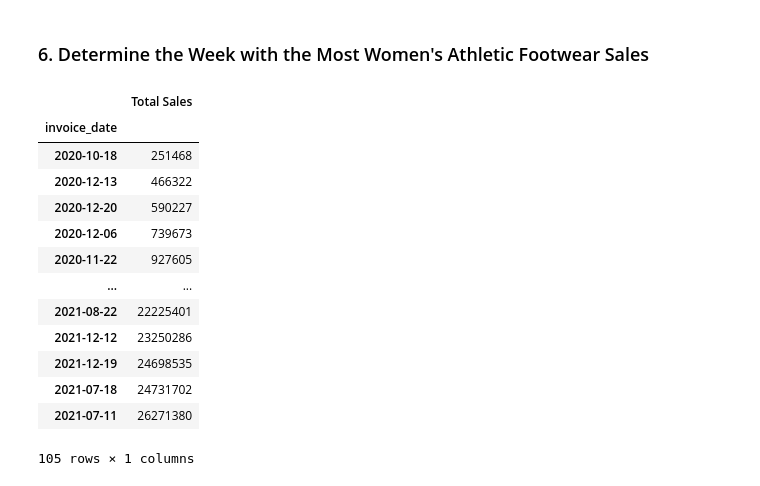
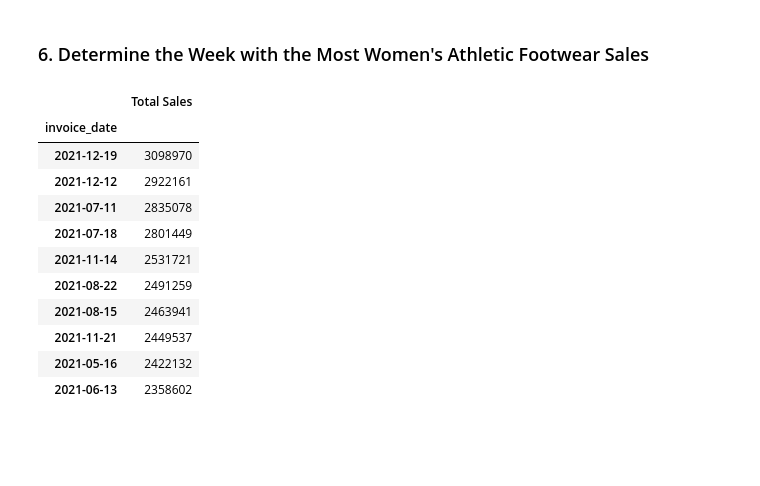
Before and after one commit to mikeszumski/athletic_sales_analysis, a Jupyter notebook: athletic_sales_analysis.ipynb, the cells around one changed output. Cells and saved outputs as stored; diff of their text form; code cells hidden in the pictures; blank space fills up the shorter version.

```diff
--- a/athletic_sales_analysis_starter_code.ipynb
+++ b/athletic_sales_analysis.ipynb
@@ -101,0 +87,10 @@ ascombined
+# %%
+# Combine the 2020 and 2021 sales DataFrames on the rows and reset the index.
+
+# because the columns are same names and types, combining the two dataframes into one "row-wise" can be
+# done with a simple concat().  Merge() is not called for because this is not like a SQL query where we are joining on
+# shared column values.  Use the join='inner' parameter.
+ascombined = pd.concat([as2020,as2021], join="inner",axis=0, ignore_index=True)
+
+print(f'The two dataframes contain {len(as2020)} and {len(as2021)} rows.  The combined dataframe contains all {len(ascombined)} rows.')
+# the two dfs are combined into one, specifying the Inner join
@@ -148,9 +142,12 @@ dtype: object
 # %%
 # Convert the "invoice_date" to a datetime datatype
-# use datetime.strptime()
-print('data type for invoice date prior to conversion is',ascombined['invoice_date'].dtypes)
 
-# use the pandas function to convert the time field from string(object) to datetime
-ascombined['invoice_date'] = pd.to_datetime(ascombined['invoice_date'])
+# look at the datatype of "invoice_date" prior to conversion...
+beforetype = str(ascombined['invoice_date'].dtype)
+
+# use the pandas function to_datetime to convert the time field from string(object) to datetime
+ascombined['invoice_date'] = pd.to_datetime(ascombined['invoice_date'],format='%m/%d/%y')
 ascombined
+
+# by specifying the format, we don't get the warning message
 # %% [output]
@@ -263,10 +257,8 @@ retailer_sales_df.head(5)
 ### 5. Determine which Retailer Sold the Most Women's Athletic Footwear
 # %%
 # Filter the sales data to get the women's athletic footwear sales data.
-footwear_sales_df = ascombined.loc[ascombined['product'] == "Women's Athletic Footwear"].groupby(['retailer'])[['total_sales']].sum()
-# and sort the regions putting the one with most sales at top
-footwear_sales_df.sort_values('total_sales',ascending=False, inplace=True)
-footwear_sales_df.rename(columns={'total_sales':'Total Sales'},inplace=True)
-# Show the top 5 results.
-footwear_sales_df.head(5)
+footwear_df = ascombined.loc[ascombined['product'] == "Women's Athletic Footwear"]
+
+footwear_df.head(5)
+# this df contains only Womens athletic footwear rows
 # %% [output]
@@ -310,15 +294,15 @@ footwear_units_df.head(5)
 ### 5. Determine the Day with the Most Women's Athletic Footwear Sales
 # %%
 # Create a pivot table with the 'invoice_date' column is the index, and the "total_sales" as the values.
-
-dates_df = pd.pivot_table(ascombined, index='invoice_date', values='total_sales', aggfunc='sum')
-#dates_df.sort_values('total_sales',ascending=False, inplace=True)
+dates_df = pd.pivot_table(footwear_df, index='invoice_date', values='total_sales', aggfunc='sum')
 
 # Optional: Rename the "total_sales" column to "Total Sales"
 dates_df.rename(columns={'total_sales':'Total Sales'},inplace=True)
 
 # Show the table.
 dates_df
+
+# total sales by date appear in the new df
 # %% [output]
 |  | Total Sales |
 | invoice_date |  |
@@ -363,23 +345,21 @@ dates_df_d
 # %%
 # Resample the pivot table into weekly bins, and get the total sales for each week.
 dates_df_w = dates_df.resample('W').sum()
 
 # Sort the resampled pivot table in ascending order on "Total Sales".
-dates_df_w.sort_values('Total Sales',ascending=True,inplace=True)
+dates_df_w.sort_values('Total Sales',ascending=False,inplace=True)
 
-dates_df_w
+dates_df_w.head(10)
 # %% [output]
 |  | Total Sales |
 | invoice_date |  |
-| 2020-10-18 | 251468 |
-| 2020-12-13 | 466322 |
-| 2020-12-20 | 590227 |
-| 2020-12-06 | 739673 |
-| 2020-11-22 | 927605 |
-| ... | ... |
-| 2021-08-22 | 22225401 |
-| 2021-12-12 | 23250286 |
-| 2021-12-19 | 24698535 |
-| 2021-07-18 | 24731702 |
-| 2021-07-11 | 26271380 |
+| 2021-12-19 | 3098970 |
+| 2021-12-12 | 2922161 |
+| 2021-07-11 | 2835078 |
+| 2021-07-18 | 2801449 |
+| 2021-11-14 | 2531721 |
+| 2021-08-22 | 2491259 |
+| 2021-08-15 | 2463941 |
+| 2021-11-21 | 2449537 |
+| 2021-05-16 | 2422132 |
+| 2021-06-13 | 2358602 |
-105 rows × 1 columns
```
Also changed, not shown: parts of 24 cells of this notebook, 1 other file.
